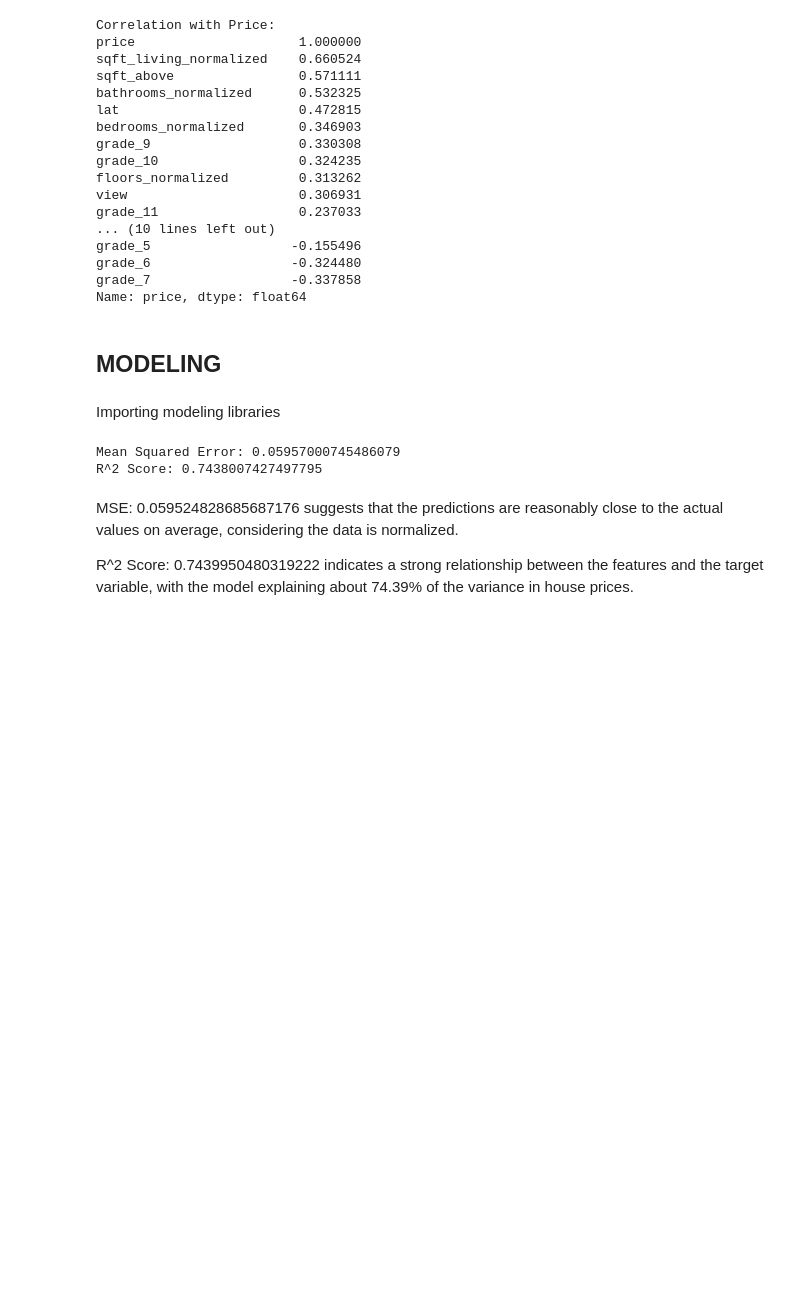
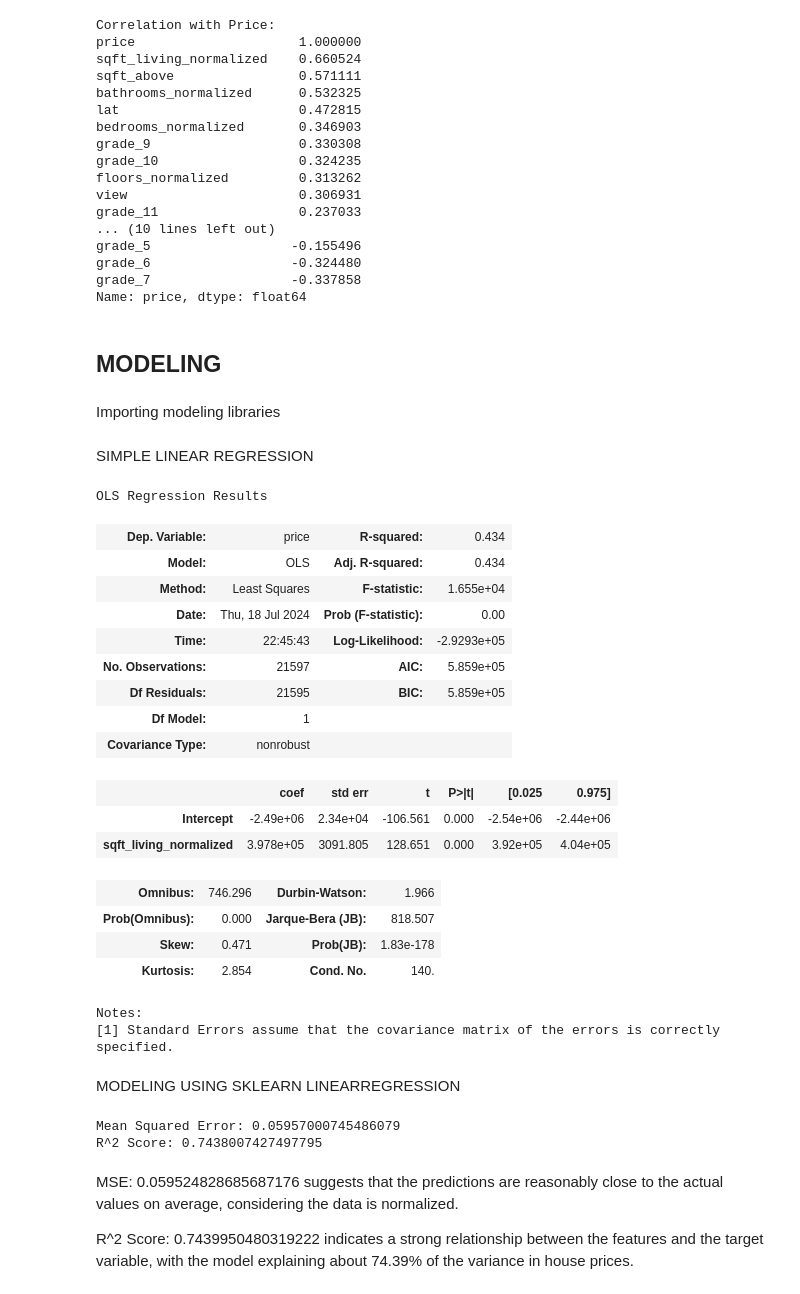
Before and after one commit to Anniemarie001/Linear-Regression-GRP16, a Jupyter notebook: index.ipynb, the cells around one changed output. Drawn from its saved outputs; the diff is of its cells as text; code cells hidden in the pictures; blank space fills up the shorter version.

```diff
--- a/index.ipynb
+++ b/index.ipynb
@@ -781,0 +783,29 @@ from sklearn.preprocessing import StandardScaler
+# %% [markdown]
+SIMPLE LINEAR REGRESSION
+# %%
+# Running our model using the sqft_living feature which has shown a high correlation value to the target.
+simple_formula = 'price ~ sqft_living_normalized'
+simple_model = ols(simple_formula, df_normalized).fit()
+simple_model_summary = simple_model.summary()
+
+simple_model_summary
+# %% [output]
+OLS Regression Results
+| Dep. Variable: | price | R-squared: | 0.434 |
+| Model: | OLS | Adj. R-squared: | 0.434 |
+| Method: | Least Squares | F-statistic: | 1.655e+04 |
+| Date: | Thu, 18 Jul 2024 | Prob (F-statistic): | 0.00 |
+| Time: | 22:45:43 | Log-Likelihood: | -2.9293e+05 |
+| No. Observations: | 21597 | AIC: | 5.859e+05 |
+| Df Residuals: | 21595 | BIC: | 5.859e+05 |
+| Df Model: | 1 |  |  |
+| Covariance Type: | nonrobust |  |  |
+|  | coef | std err | t | P>|t| | [0.025 | 0.975] |
+| Intercept | -2.49e+06 | 2.34e+04 | -106.561 | 0.000 | -2.54e+06 | -2.44e+06 |
+| sqft_living_normalized | 3.978e+05 | 3091.805 | 128.651 | 0.000 | 3.92e+05 | 4.04e+05 |
+| Omnibus: | 746.296 | Durbin-Watson: | 1.966 |
+| Prob(Omnibus): | 0.000 | Jarque-Bera (JB): | 818.507 |
+| Skew: | 0.471 | Prob(JB): | 1.83e-178 |
+| Kurtosis: | 2.854 | Cond. No. | 140. |
+Notes:
+[1] Standard Errors assume that the covariance matrix of the errors is correctly specified.
@@ -782,3 +823,5 @@ from sklearn.preprocessing import StandardScaler
+# %% [markdown]
+MODELING USING SKLEARN LINEARREGRESSION
 # %%
 # Separate the target variable
 X = final_df.drop('price', axis=1)
```
Also changed, not shown: parts of 2 cells of this notebook.
